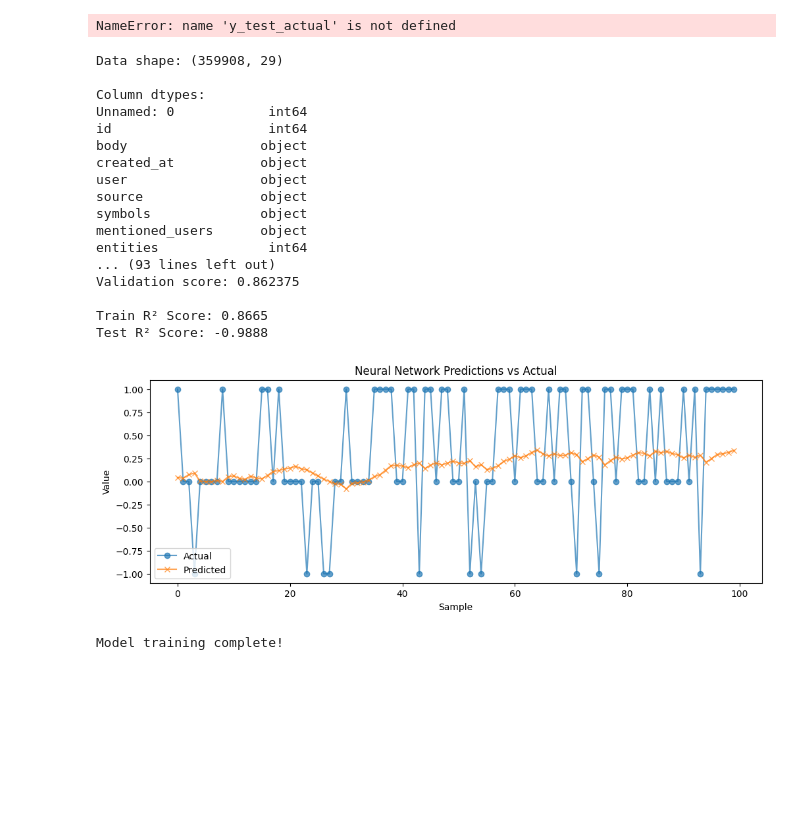
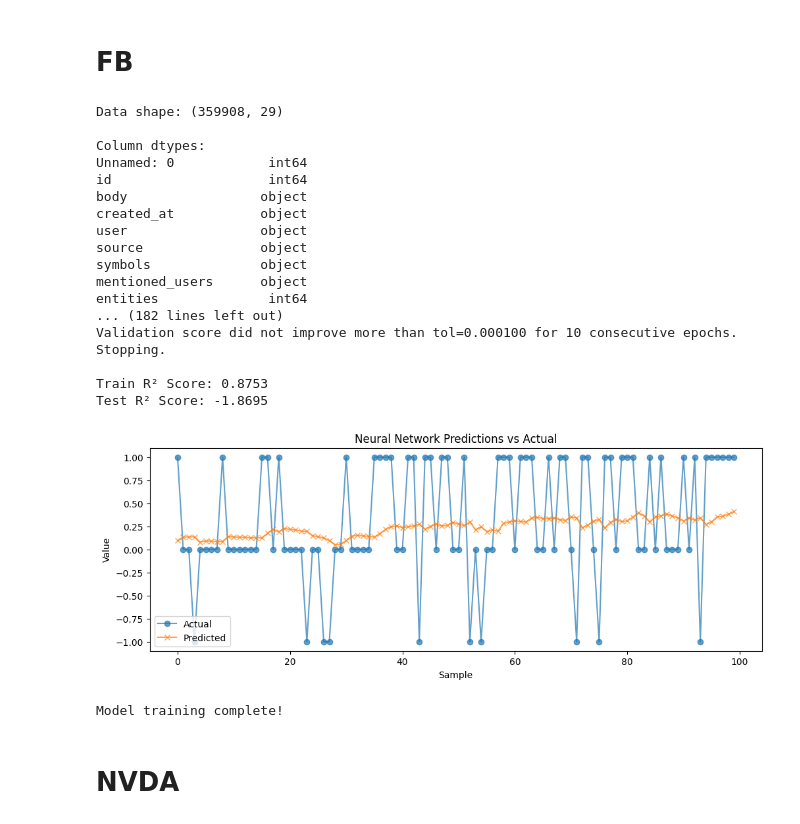
Before and after one commit to jzweber/mankatoml, a Jupyter notebook: phase 4/MLP.ipynb, the cells around one changed output. Cells and saved outputs as stored; diff of their text form; code cells hidden in the pictures; blank space fills up the shorter version.

Commit message:
phase_5_adjustments for models

```diff
--- a/phase 4/MLP.ipynb
+++ b/phase 4/MLP.ipynb
@@ -255,17 +243,6 @@ Model training complete!
-# %%
-from sklearn.metrics import mean_absolute_error, mean_squared_error
-
-
-mae = mean_absolute_error(y_test_actual, predictions)
-mse = mean_squared_error(y_test_actual, predictions)
-rmse = np.sqrt(mse)
-print(f'\nMean Absolute Error (MAE): {mae:.4f}')
-print(f'Mean Squared Error (MSE): {mse:.4f}')
-print(f'Root Mean Squared Error (RMSE): {rmse:.4f}')
-# %% [output]
-NameError: name 'y_test_actual' is not defined
+# %% [markdown]
+# FB
 # %%
-from sklearn.metrics import mean_absolute_error, mean_squared_error
 warnings.filterwarnings('ignore')
 # Load your cleaned data
 df = pd.read_csv('FB_final.csv')
@@ -324,14 +301,21 @@ print(f"Train set: X_train shape: {X_train.shape}, y_train shape: {y_train.shape
 print(f"Test set: X_test shape: {X_test.shape}, y_test shape: {y_test.shape}")
 
 # Build neural network model (more stable than LSTM without TensorFlow)
+'''Add a dropout layer to prevent overfitting'''
 model = MLPRegressor(
-    hidden_layer_sizes=(128, 64, 32),
+    # remove the 128 from the hidden layer and changed the max iter to 15
+    # given that the model was over fitting with the original
+    # we figerd a smaller model would be better for this data set
+    hidden_layer_sizes=( 64, 32),
+    alpha=0.0001, # add L2 regularization to prevent overfitting
     max_iter=15,
     learning_rate_init=0.001,
     early_stopping=True,
     validation_fraction=0.1,
     random_state=42,
-    verbose=1
+    # change verbose to 2 to get more detailed output during training
+    # still not sure why the model is overfitting with the original settings
+    verbose=2
 )
 
 # Train the model
@@ -347,45 +331,39 @@ print(f'Test R² Score: {test_score:.4f}')
 # Make predictions
 predictions = model.predict(X_test)
 predictions = scaler.inverse_transform(predictions)
 y_test_actual = scaler.inverse_transform(y_test)
 
-# Calculate additional metrics
-mae = mean_absolute_error(y_test_actual, predictions)
-mse = mean_squared_error(y_test_actual, predictions)
-rmse = np.sqrt(mse)
-print(f'\nMean Absolute Error (MAE): {mae:.4f}')
-print(f'Mean Squared Error (MSE): {mse:.4f}')
-print(f'Root Mean Squared Error (RMSE): {rmse:.4f}')
-
 # Plot results
 plt.figure(figsize=(12, 4))
 plt.plot(y_test_actual[:100, 0], label='Actual', marker='o', alpha=0.7)
 plt.plot(predictions[:100, 0], label='Predicted', marker='x', alpha=0.7)
 plt.legend()
 plt.title('Neural Network Predictions vs Actual')
 plt.xlabel('Sample')
 plt.ylabel('Value')
 plt.show()
 
 print("\nModel training complete!")
 # %% [output]
 Data shape: (359908, 29)
 
 Column dtypes:
 Unnamed: 0            int64
 id                    int64
 body                 object
 created_at           object
 user                 object
 source               object
 symbols              object
 mentioned_users      object
 entities              int64
-... (93 lines left out)
-Validation score: 0.862375
+... (182 lines left out)
+Validation score did not improve more than tol=0.000100 for 10 consecutive epochs. Stopping.
 
-Train R² Score: 0.8665
-Test R² Score: -0.9888
+Train R² Score: 0.8753
+Test R² Score: -1.8695
-[figure, old version]
+[figure, new version]
 Model training complete!
+# %% [markdown]
+# NVDA
 # %%
```
Also changed, not shown: parts of 8 cells of this notebook, 28 other files.
